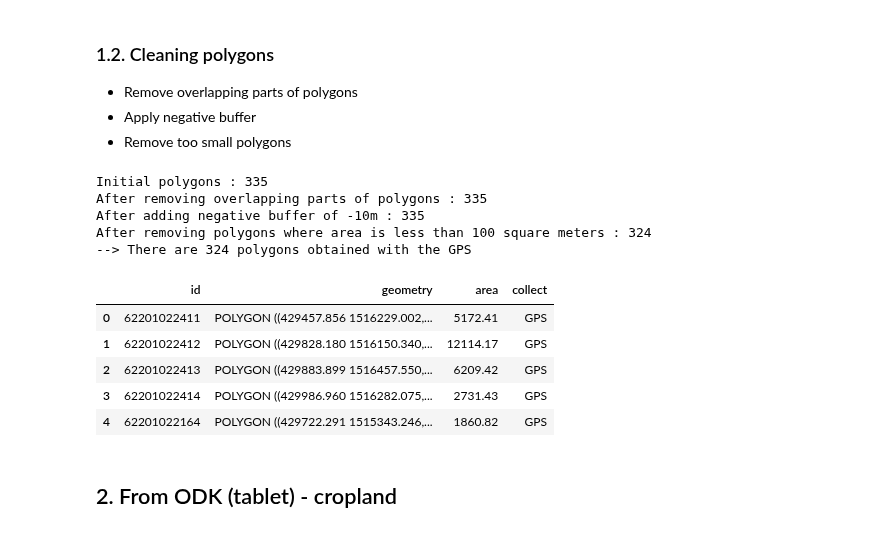
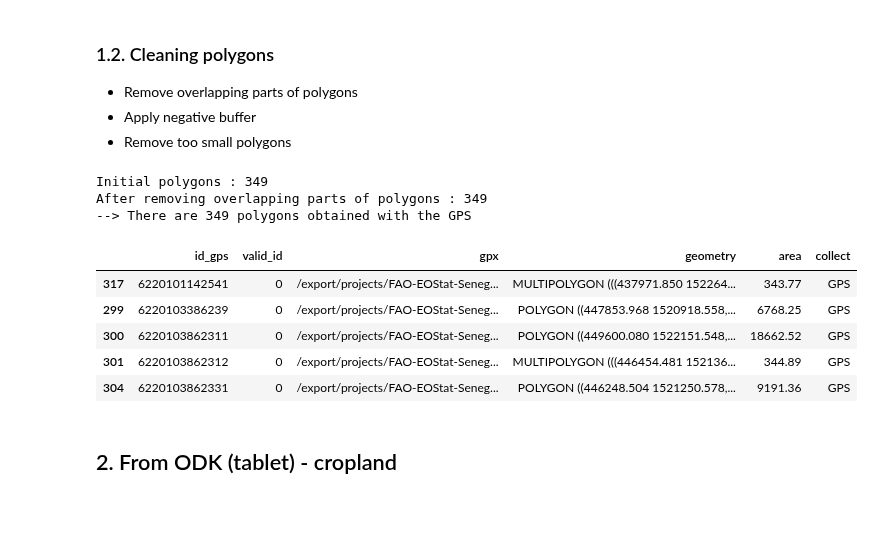
Before and after one commit to nicolasdeffense/eo-toolbox, a Jupyter notebook: notebooks_working/EOStat/clean_in_situ_senegal.ipynb, the cells around one changed output. Drawn from its saved outputs; the diff is of its cells as text; code cells hidden in the pictures.

```diff
--- a/notebooks_working/EOStat/clean_in_situ_senegal.ipynb
+++ b/notebooks_working/EOStat/clean_in_situ_senegal.ipynb
@@ -12,6 +12,7 @@ import rasterio.plot
 import numpy as np
 
 pd.set_option('display.max_columns', None)
+pd.set_option('display.max_rows', None)
 
 sys.path.insert(0, '/export/miro/ndeffense/LBRAT2104/GIT/eo-toolbox/tools/')
 
@@ -117,37 +128,35 @@ Wrong PID : 36
 # %%
 print(f'Initial polygons : {len(gps_gdf)}')
 
-gps_gdf = remove_overlap.remove_overlap(gps_gdf)
+clean_gps_gdf = remove_overlap.remove_overlap(gps_gdf, id_column='id_gps')
 
-print(f'After removing overlapping parts of polygons : {len(gps_gdf)}')
+print(f'After removing overlapping parts of polygons : {len(clean_gps_gdf)}')
 
-gps_gdf['geometry'] = gps_gdf.buffer(buf_size)
+clean_gps_gdf['area'] = clean_gps_gdf['geometry'].area.round(2)
 
-print(f'After adding negative buffer of {buf_size}m : {len(gps_gdf)}')
+#clean_gps_gdf['geometry'] = clean_gps_gdf.buffer(buf_size)
 
-gps_gdf['area'] = gps_gdf['geometry'].area.round(2)
+#clean_gps_gdf['area_buf'] = clean_gps_gdf['geometry'].area.round(2)
 
-gps_gdf = gps_gdf.loc[gps_gdf['area'] >= min_area]
+#clean_gps_gdf = clean_gps_gdf.loc[clean_gps_gdf['area_buf'] >= min_area]
 
-print(f'After removing polygons where area is less than {min_area} square meters : {len(gps_gdf)}')
+#print(f'After removing polygons where area (after negative buffer) is less than {min_area} square meters : {len(clean_gps_gdf)}')
 
-gps_gdf['collect'] = 'GPS'
+clean_gps_gdf['collect'] = 'GPS'
 
 
-print(f'--> There are {len(gps_gdf)} polygons obtained with the GPS')
-gps_gdf.head()
+print(f'--> There are {len(clean_gps_gdf)} polygons obtained with the GPS')
+clean_gps_gdf.head()
 # %% [output]
-Initial polygons : 335
-After removing overlapping parts of polygons : 335
-After adding negative buffer of -10m : 335
-After removing polygons where area is less than 100 square meters : 324
---> There are 324 polygons obtained with the GPS
+Initial polygons : 349
+After removing overlapping parts of polygons : 349
+--> There are 349 polygons obtained with the GPS
-|  | id | geometry | area | collect |
-| 0 | 62201022411 | POLYGON ((429457.856 1516229.002,... | 5172.41 | GPS |
-| 1 | 62201022412 | POLYGON ((429828.180 1516150.340,... | 12114.17 | GPS |
-| 2 | 62201022413 | POLYGON ((429883.899 1516457.550,... | 6209.42 | GPS |
-| 3 | 62201022414 | POLYGON ((429986.960 1516282.075,... | 2731.43 | GPS |
-| 4 | 62201022164 | POLYGON ((429722.291 1515343.246,... | 1860.82 | GPS |
+|  | id_gps | valid_id | gpx | geometry | area | collect |
+| 317 | 6220101142541 | 0 | /export/projects/FAO-EOStat-Seneg... | MULTIPOLYGON (((437971.850 152264... | 343.77 | GPS |
+| 299 | 6220103386239 | 0 | /export/projects/FAO-EOStat-Seneg... | POLYGON ((447853.968 1520918.558,... | 6768.25 | GPS |
+| 300 | 6220103862311 | 0 | /export/projects/FAO-EOStat-Seneg... | POLYGON ((449600.080 1522151.548,... | 18662.52 | GPS |
+| 301 | 6220103862312 | 0 | /export/projects/FAO-EOStat-Seneg... | MULTIPOLYGON (((446454.481 152136... | 344.89 | GPS |
+| 304 | 6220103862331 | 0 | /export/projects/FAO-EOStat-Seneg... | POLYGON ((446248.504 1521250.578,... | 9191.36 | GPS |
 # %% [markdown]
 ## 2. From ODK (tablet) - cropland
 # %% [markdown]
```
Also changed, not shown: parts of 16 cells of this notebook, 1 other file.
